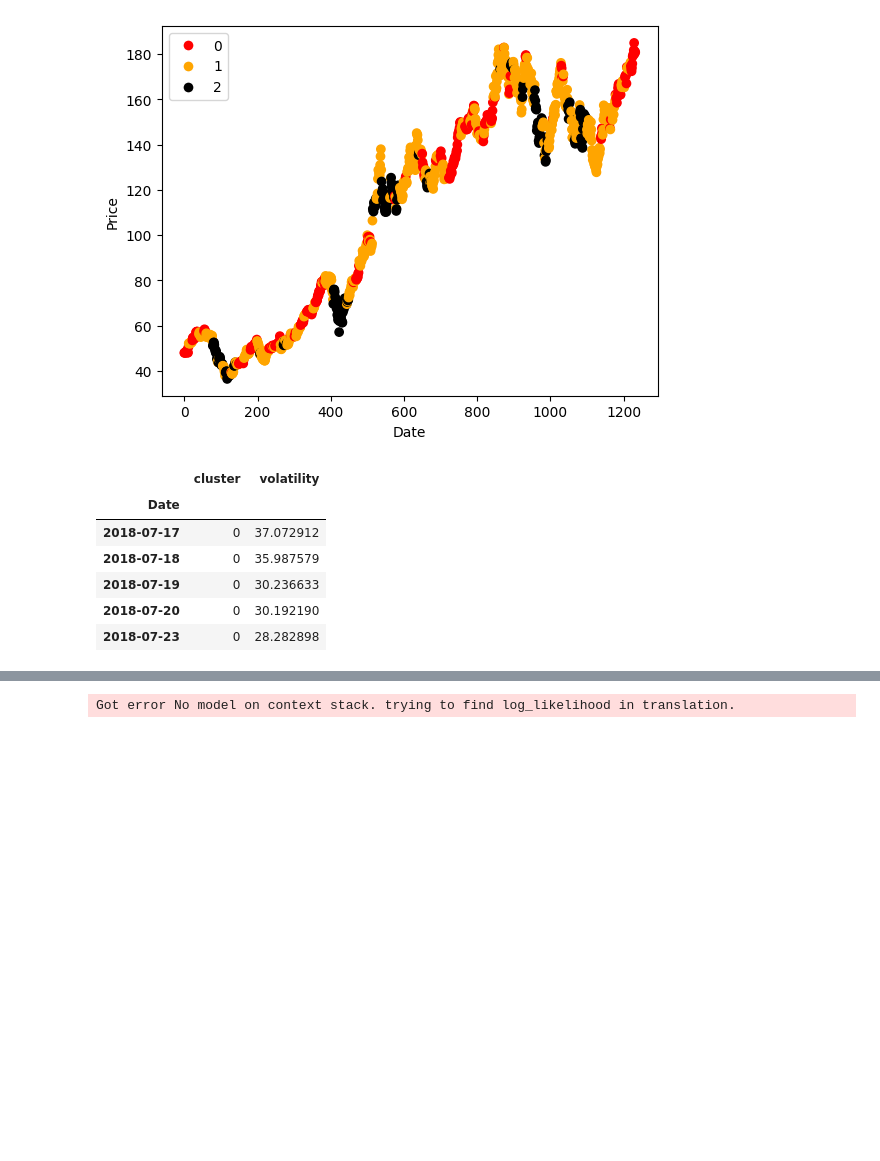
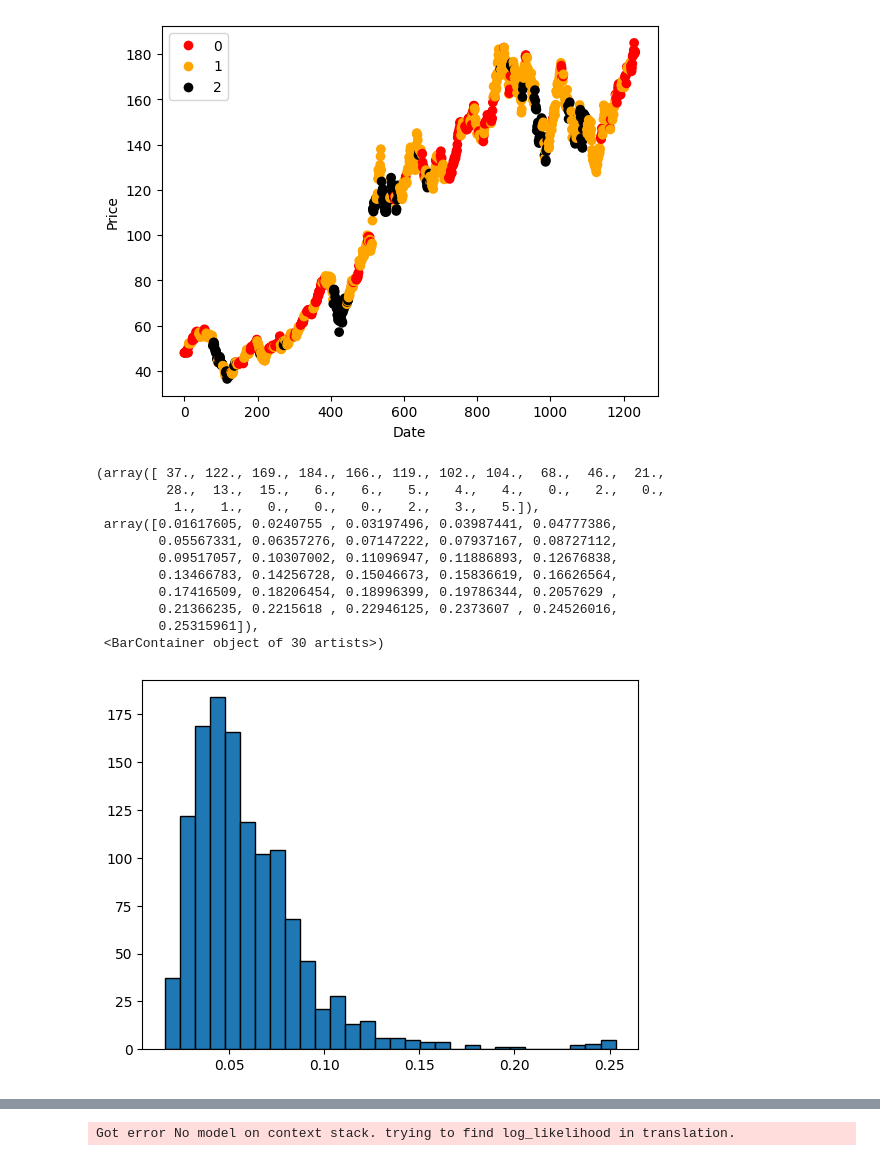
Before and after one commit to EyuelPersonal/BayesianProject, a Jupyter notebook: clustering_task2_5_years_daily.ipynb, the cells around one changed output, grey strips where cells are left out. Cells and saved outputs as stored; diff of their text form; code cells hidden in the pictures; blank space fills up the shorter version.

Commit message:
updated graphs

```diff
--- a/clustering_task2_5_years_daily.ipynb
+++ b/clustering_task2_5_years_daily.ipynb
@@ -186,15 +166,24 @@ df['cluster'] = label_encoder.fit_transform(df['cluster'])
 # %%
 train_cluster_names = df.cluster.unique()
 train_cluster_idx = df.cluster.values
 
 n_train_types = len(df.cluster.unique())
+df.volatility = df.volatility/1000
 
 df[['cluster', 'volatility']].head()
+
+#plot histogram of volatility
+plt.hist(df.volatility, bins=30, edgecolor='black')
 # %% [output]
-|  | cluster | volatility |
-| Date |  |  |
-| 2018-07-17 | 0 | 37.072912 |
-| 2018-07-18 | 0 | 35.987579 |
-| 2018-07-19 | 0 | 30.236633 |
-| 2018-07-20 | 0 | 30.192190 |
-| 2018-07-23 | 0 | 28.282898 |
+(array([ 37., 122., 169., 184., 166., 119., 102., 104.,  68.,  46.,  21.,
+         28.,  13.,  15.,   6.,   6.,   5.,   4.,   4.,   0.,   2.,   0.,
+          1.,   1.,   0.,   0.,   0.,   2.,   3.,   5.]),
+ array([0.01617605, 0.0240755 , 0.03197496, 0.03987441, 0.04777386,
+        0.05567331, 0.06357276, 0.07147222, 0.07937167, 0.08727112,
+        0.09517057, 0.10307002, 0.11096947, 0.11886893, 0.12676838,
+        0.13466783, 0.14256728, 0.15046673, 0.15836619, 0.16626564,
+        0.17416509, 0.18206454, 0.18996399, 0.19786344, 0.2057629 ,
+        0.21366235, 0.2215618 , 0.22946125, 0.2373607 , 0.24526016,
+        0.25315961]),
+ <BarContainer object of 30 artists>)
+[figure, added]
```
Also changed, not shown: parts of 5 cells of this notebook.
